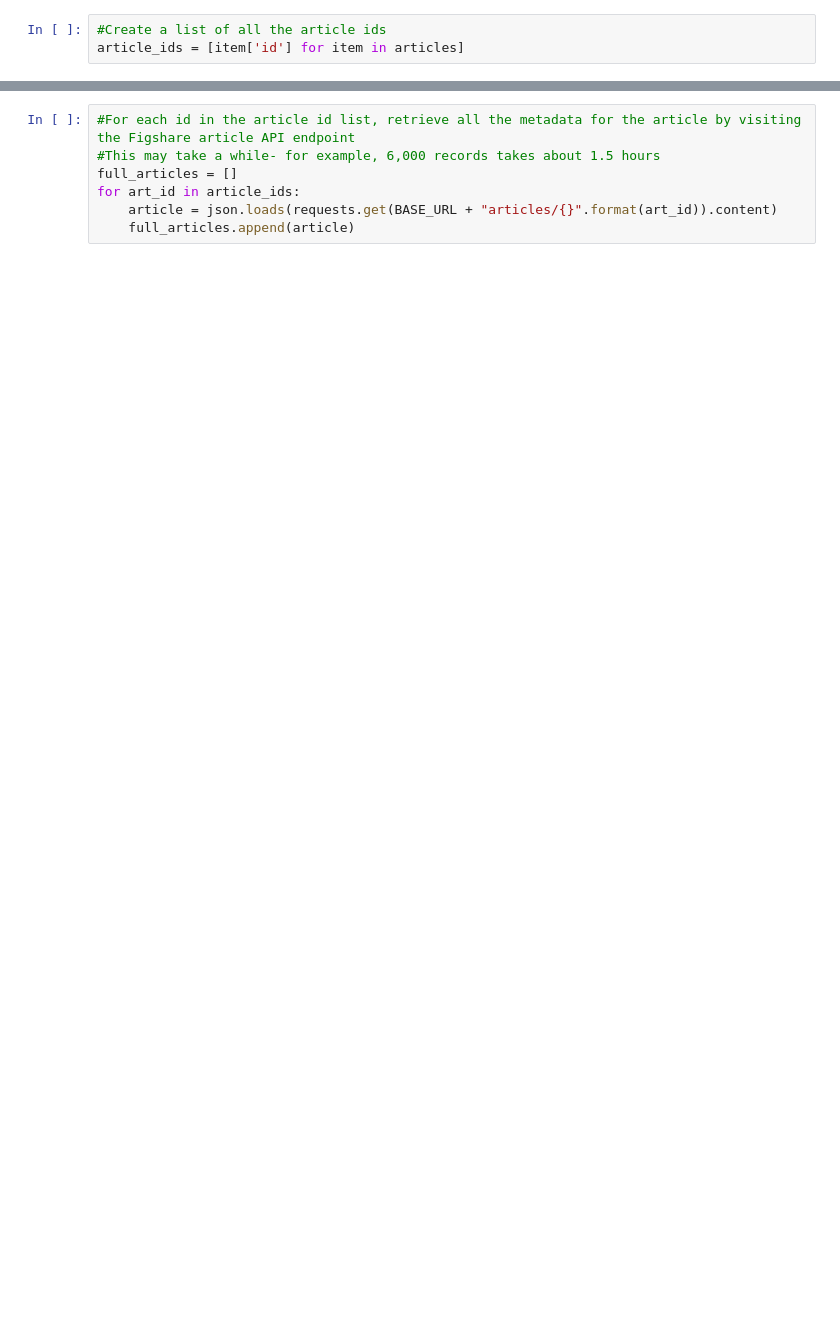
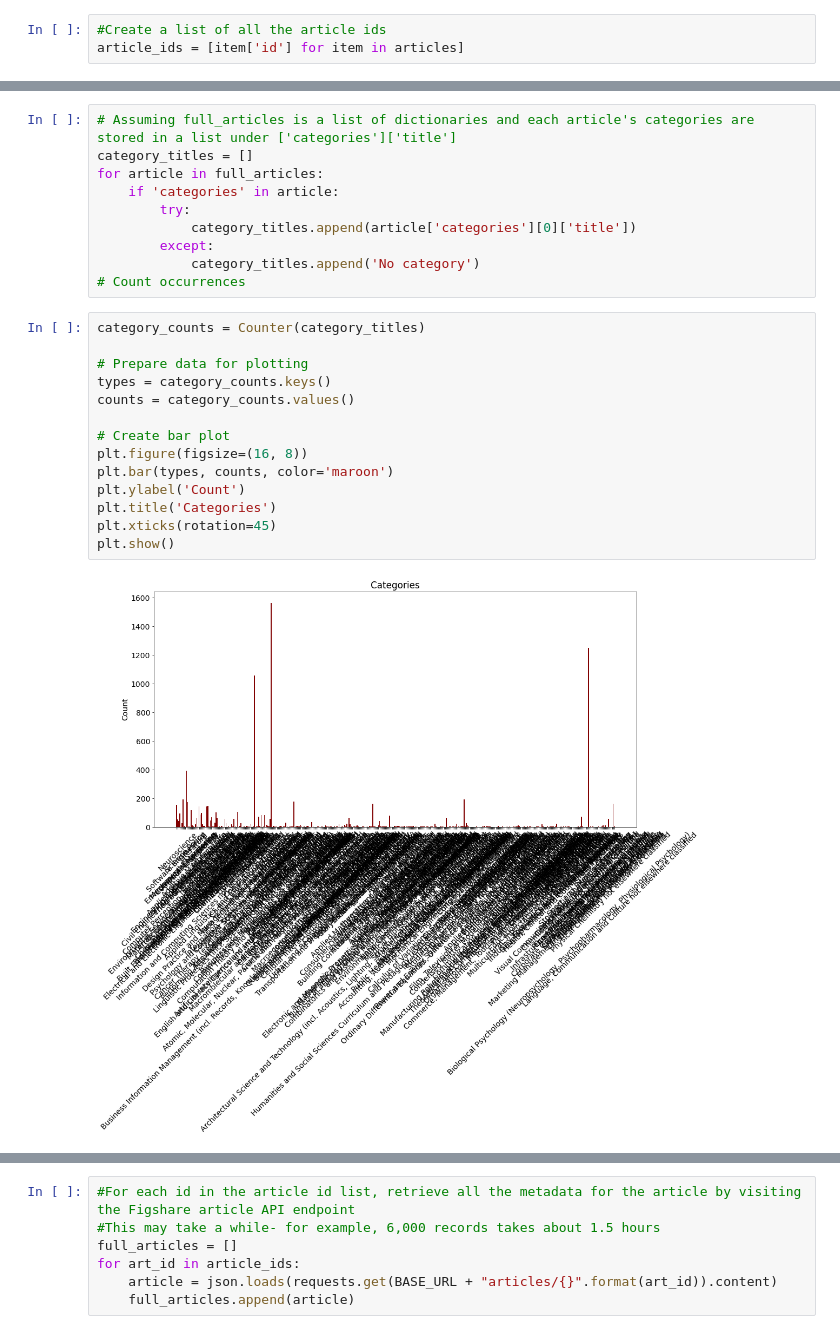
Before and after one commit to spiralizing/CMU_Tools, a Jupyter notebook: Kilthub_API/GET_PUBLIC_METADATA.ipynb, the cells around one changed output, grey strips where cells are left out. Drawn from its saved outputs; the diff is of its cells as text; blank space fills up the shorter version.

```diff
--- a/Kilthub_API/GET_PUBLIC_METADATA.ipynb
+++ b/Kilthub_API/GET_PUBLIC_METADATA.ipynb
@@ -52,0 +124,26 @@ article_ids = [item['id'] for item in articles]
+# %%
+# Assuming full_articles is a list of dictionaries and each article's categories are stored in a list under ['categories']['title']
+category_titles = []
+for article in full_articles:
+    if 'categories' in article:
+        try:
+            category_titles.append(article['categories'][0]['title'])
+        except:
+            category_titles.append('No category')
+# Count occurrences
+# %%
+category_counts = Counter(category_titles)
+
+# Prepare data for plotting
+types = category_counts.keys()
+counts = category_counts.values()
+
+# Create bar plot
+plt.figure(figsize=(16, 8))
+plt.bar(types, counts, color='maroon')
+plt.ylabel('Count')
+plt.title('Categories')
+plt.xticks(rotation=45)
+plt.show()
+# %% [output]
+[figure, added]
```
Also changed, not shown: parts of 37 cells of this notebook, 6 other files.
